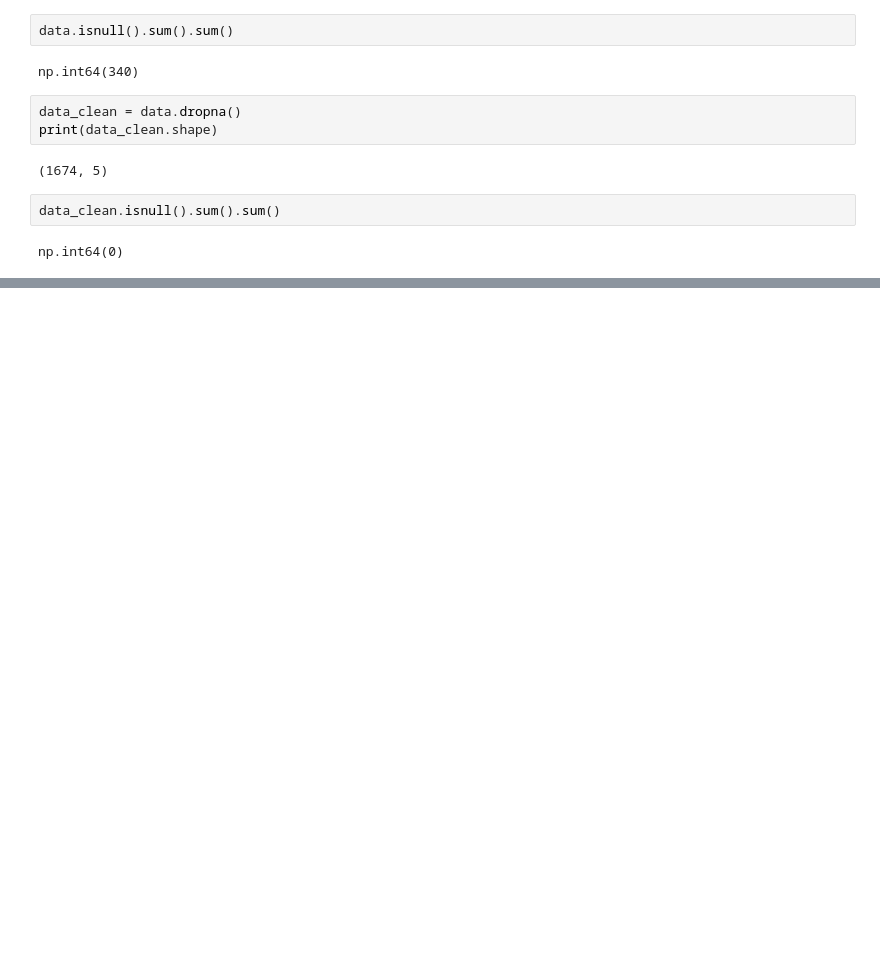
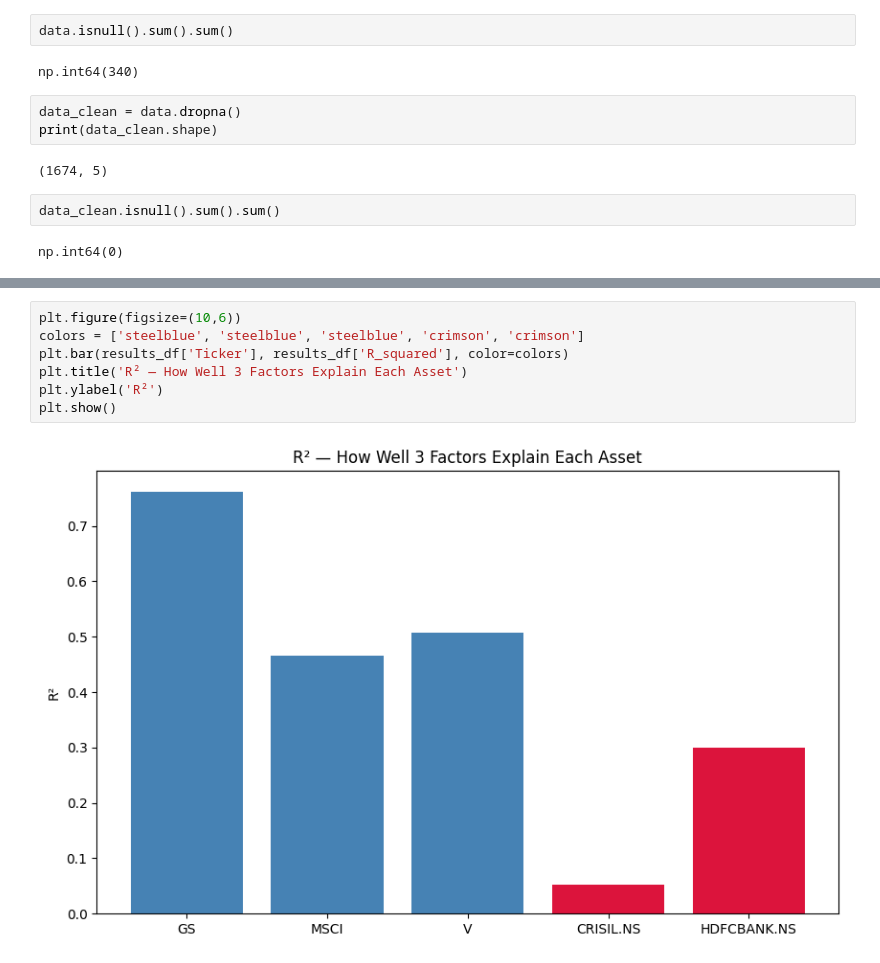
Before and after one commit to snehilkejriwal-exp19/portfolio-risk-management, a Jupyter notebook: factor_models.ipynb, the cells around one changed output, grey strips where cells are left out. Saved outputs shown, nothing was run; the diff lists cells and outputs as text; blank space fills up the shorter version.

```diff
--- a/factor_models.ipynb
+++ b/factor_models.ipynb
@@ -74,0 +197,9 @@ Date
+# %%
+plt.figure(figsize=(10,6))
+colors = ['steelblue', 'steelblue', 'steelblue', 'crimson', 'crimson']
+plt.bar(results_df['Ticker'], results_df['R_squared'], color=colors)
+plt.title('R² — How Well 3 Factors Explain Each Asset')
+plt.ylabel('R²')
+plt.show()
+# %% [output]
+[figure, added]
```
Also changed, not shown: parts of 9 cells of this notebook.
